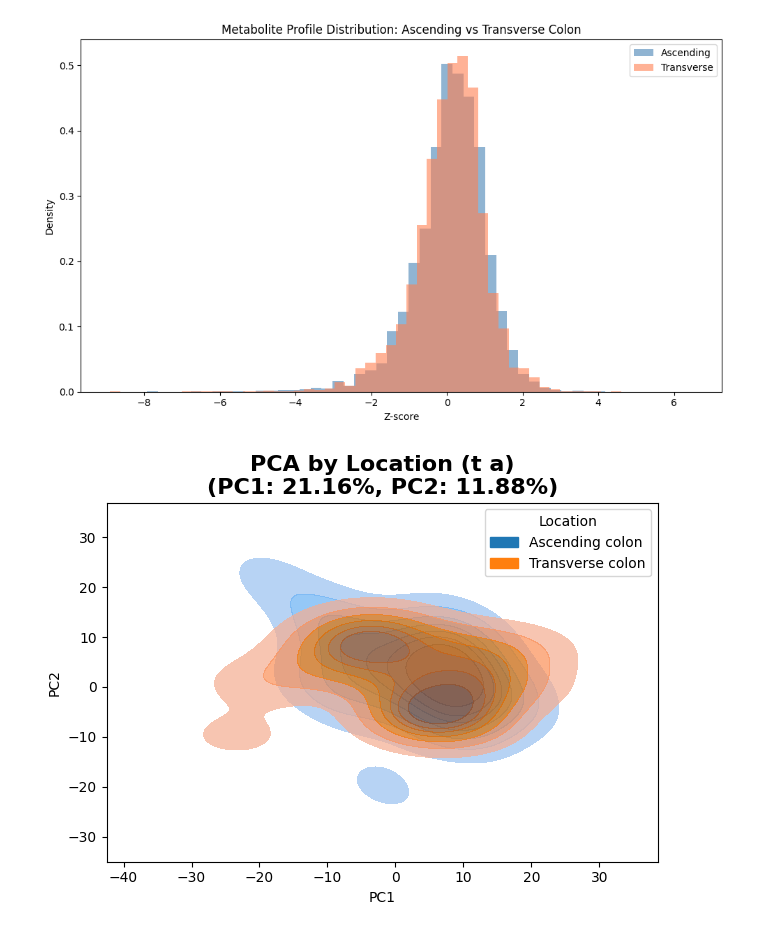
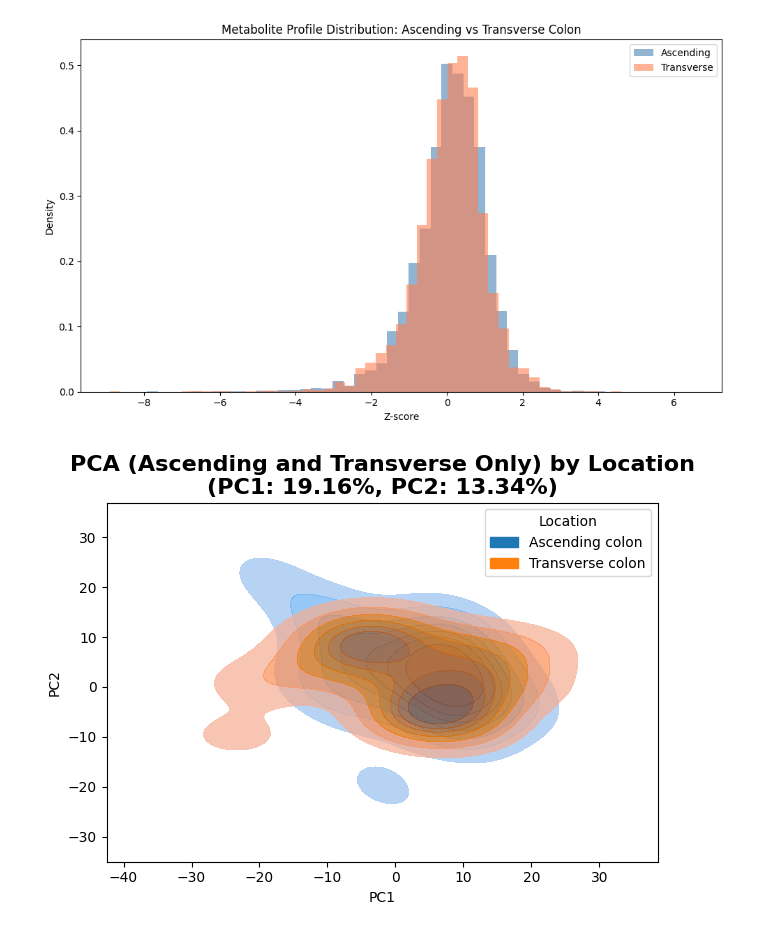
Before and after one commit to CadenBold/intestinal-omics, a Jupyter notebook: working.ipynb, the cells around one changed output. Cells and saved outputs as stored; diff of their text form; code cells hidden in the pictures.

```diff
--- a/working.ipynb
+++ b/working.ipynb
@@ -729,15 +864,14 @@ plt.show()
 # %% [output]
 [figure]
 # %%
-# Filter the DataFrame for only the desired locations
 filtered_df = pca_df[pca_df['Location'].isin(['Ascending colon', 'Transverse colon'])]
 
 ax = sns.kdeplot(data=filtered_df, x='PC1', y='PC2', hue='Location',  fill = True, thresh = 0.1, levels = 8, alpha = 0.7, linewidths = 1)
-ax.set_title(f'PCA by Location (t a)\n(PC1: {pca_prox.explained_variance_ratio_[0]:.2%}, '
-             f'PC2: {pca_prox.explained_variance_ratio_[1]:.2%})',
+ax.set_title(f'PCA (Ascending and Transverse Only) by Location\n(PC1: {pca.explained_variance_ratio_[0]:.2%}, '
+             f'PC2: {pca.explained_variance_ratio_[1]:.2%})',
              fontsize=16, weight='bold')
 
 plt.tight_layout()
 plt.show()
 # %% [output]
-[figure, old version]
+[figure, new version]
```
Also changed, not shown: parts of 10 cells of this notebook.
